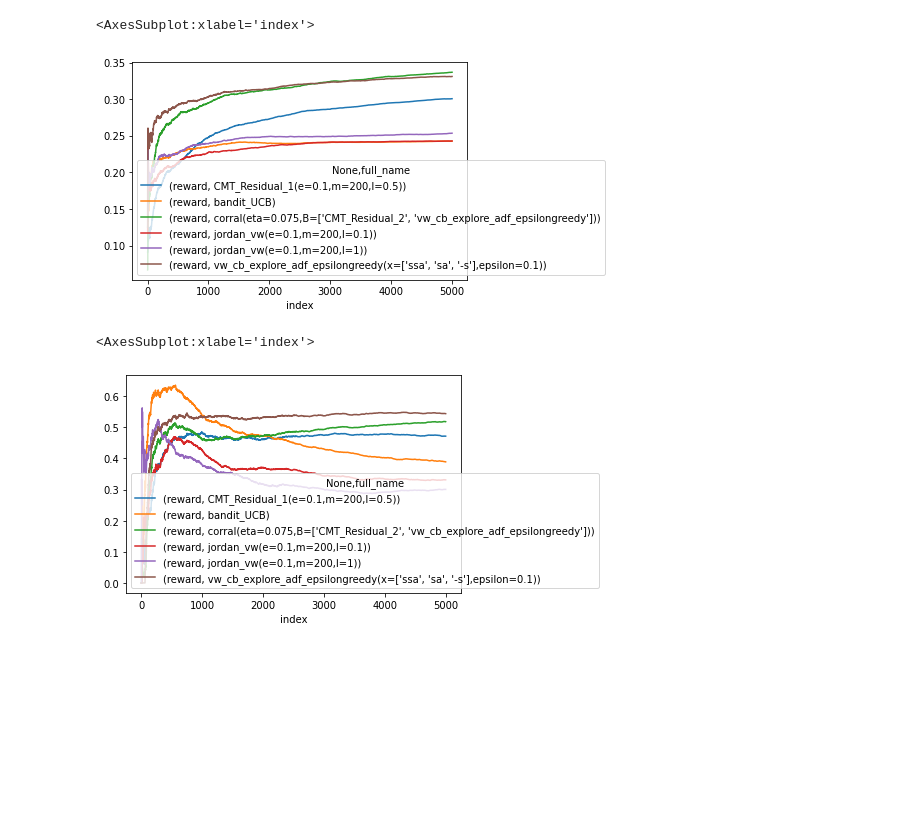
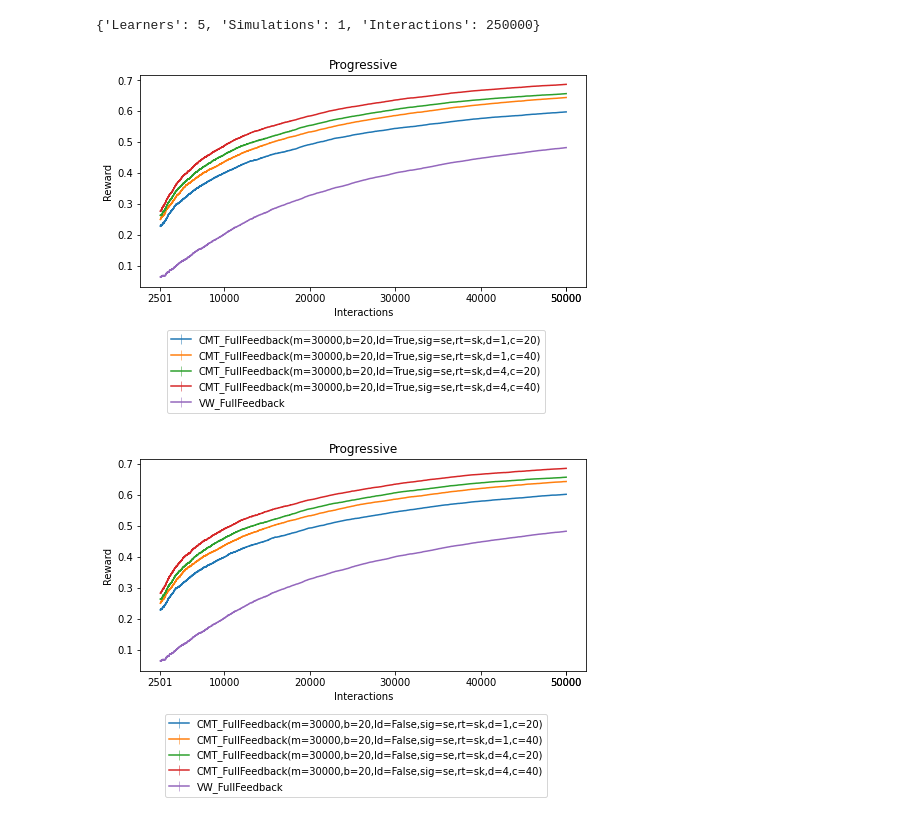
Before and after one commit to pmineiro/memoryrl, a Jupyter notebook: study1/analysis.ipynb, the cells around one changed output. Saved outputs shown, nothing was run; the diff lists cells and outputs as text; code cells hidden in the pictures; blank space fills up the shorter version.

```diff
--- a/study1/analysis.ipynb
+++ b/study1/analysis.ipynb
@@ -21,15 +3,13 @@ cmp_ids   = b.simulation_id.value_counts().reset_index(name="count").query(f"cou
+# %%
+result
+# %% [output]
+{'Learners': 5, 'Simulations': 1, 'Interactions': 250000}
 # %%
-#This plots using three shuffles of the base data sets
-is_std = r.simulation_id.isin(std_ids)
-pd.merge(r[is_std],l).groupby(['full_name', 'index']).agg({"reward":"mean"}).unstack(level=0).expanding().mean().plot()
+Result.from_file("./outcomes/aloi.log").plot_learners() #learned euclidean distance
 # %% [output]
-<AxesSubplot:xlabel='index'>
-[figure, old version]
+[figure, new version]
 # %%
-#This plots applying PCA transform to context and then sorting interaction on 1st component
-is_pca_1 = r.simulation_id.isin(pca_1_ids)
-pd.merge(r[is_pca_1],l).groupby(['full_name', 'index']).agg({"reward":"mean"}).unstack(level=0).expanding().mean().plot()
+Result.from_file("./outcomes/aloi2.log").plot_learners() #no learned euclidean distance...
 # %% [output]
-<AxesSubplot:xlabel='index'>
-[figure, old version]
+[figure, new version]
 # %%
```
Also changed, not shown: parts of 8 cells of this notebook, 1 other file.
